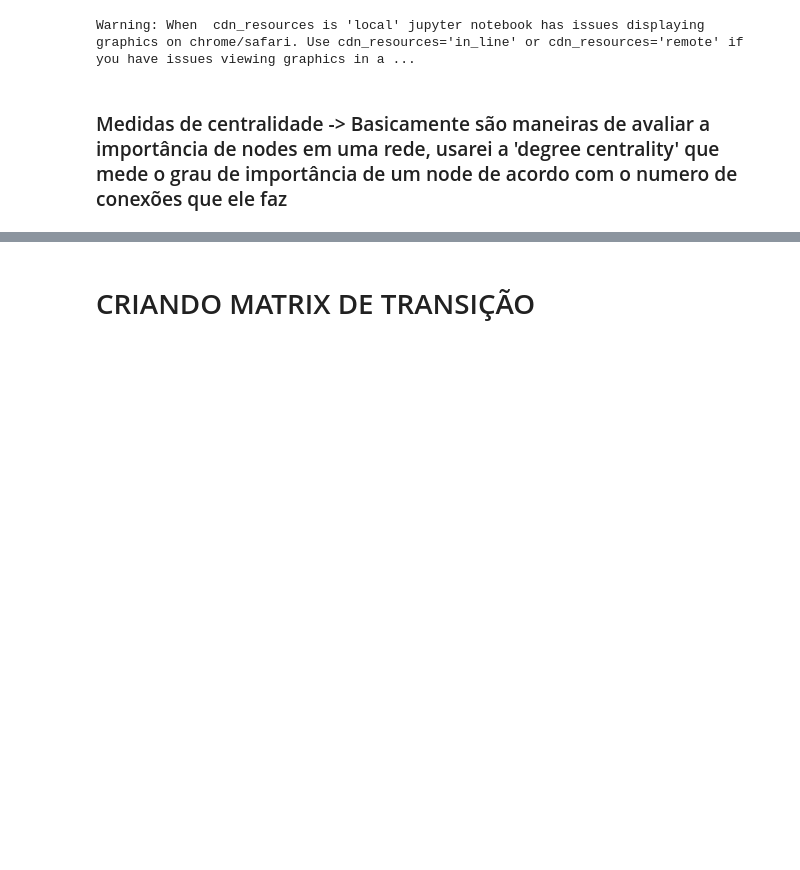
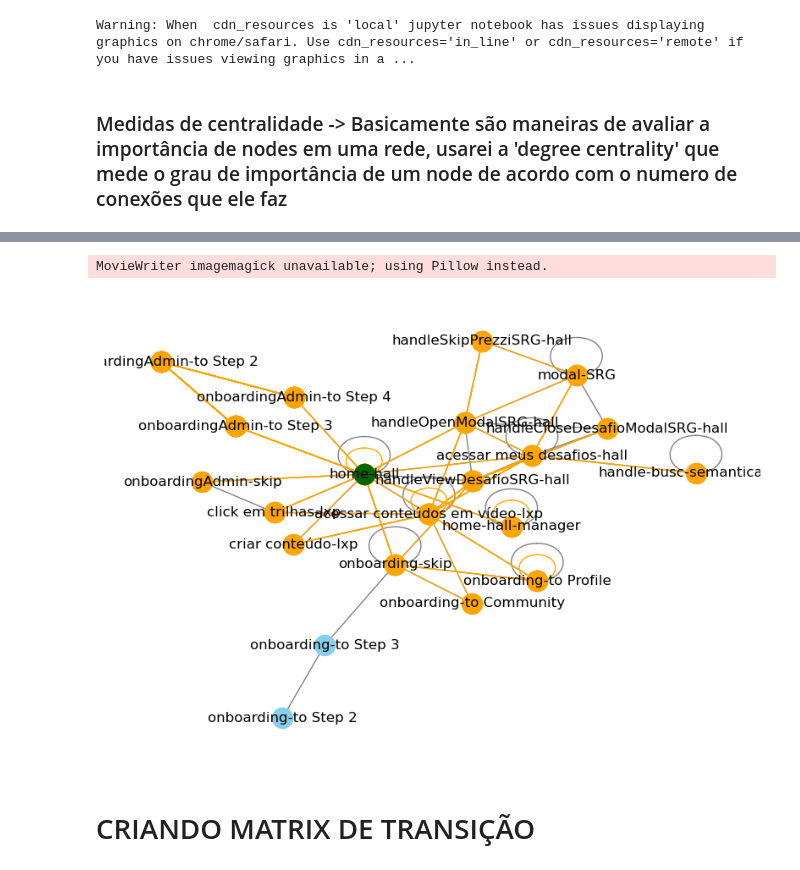
Before and after one commit to felipebns/frst2024, a Jupyter notebook: projeto.ipynb, the cells around one changed output, grey strips where cells are left out. Drawn from its saved outputs; the diff is of its cells as text; code cells hidden in the pictures; blank space fills up the shorter version.

```diff
--- a/projeto.ipynb
+++ b/projeto.ipynb
@@ -264,3 +255,56 @@ Markov_communities.html
+# %%
+# Random Walk parameters
+num_steps = 100
+start_node = np.random.choice(G.nodes())
+
+# Random walk logic
+def random_walk(G, start_node, num_steps):
+    walk = [start_node]
+    current_node = start_node
+    for _ in range(num_steps):
+        neighbors = list(G.neighbors(current_node))
+        if not neighbors:
+            break
+        next_node = np.random.choice(neighbors)
+        walk.append(next_node)
+        current_node = next_node
+    return walk
+
+walk = random_walk(G, start_node, num_steps)
+
+# Create figure and axis
+fig, ax = plt.subplots(figsize=(10, 7))
+
+# Position nodes using spring layout
+pos = nx.kamada_kawai_layout(G)
+
+# Draw the network with initial settings
+nx.draw(G, pos, ax=ax, node_color='skyblue', edge_color='gray', with_labels=True)
+
+# Function to update the frame for each step
+def update(num):
+    ax.clear()
+    nx.draw(G, pos, ax=ax, node_color='skyblue', edge_color='gray', with_labels=True)
+
+    # Highlight the nodes and edges involved in the random walk up to the current step
+    path_nodes = walk[:num+1]
+    path_edges = [(walk[i], walk[i+1]) for i in range(num)]
+
+    nx.draw_networkx_nodes(G, pos, nodelist=path_nodes, node_color='orange', ax=ax)
+    nx.draw_networkx_edges(G, pos, edgelist=path_edges, edge_color='orange', ax=ax)
+
+    # Highlight the current node
+    nx.draw_networkx_nodes(G, pos, nodelist=[walk[num]], node_color='darkgreen', ax=ax)
+
+ani = animation.FuncAnimation(fig, update, frames=num_steps, interval=700, repeat=False)
+
+# Save animation as a GIF
+ani.save('random_walk.gif', writer='imagemagick')
+
+plt.show()
+# %% [output]
+MovieWriter imagemagick unavailable; using Pillow instead.
+[figure, added]
 # %% [markdown]
 # CRIANDO MATRIX DE TRANSIÇÃO
 # %%
```
Also changed, not shown: parts of 37 cells of this notebook, 8 other files.
